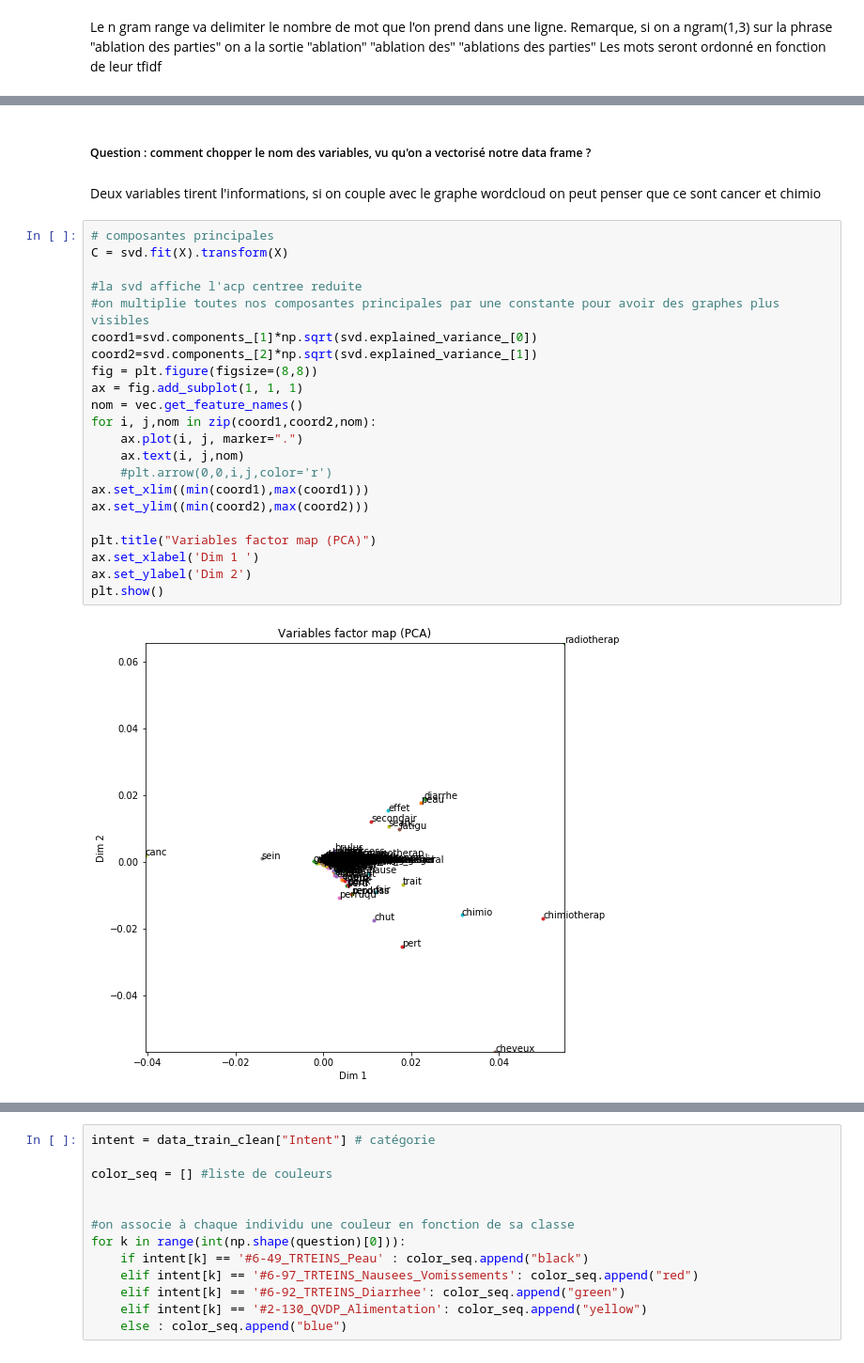
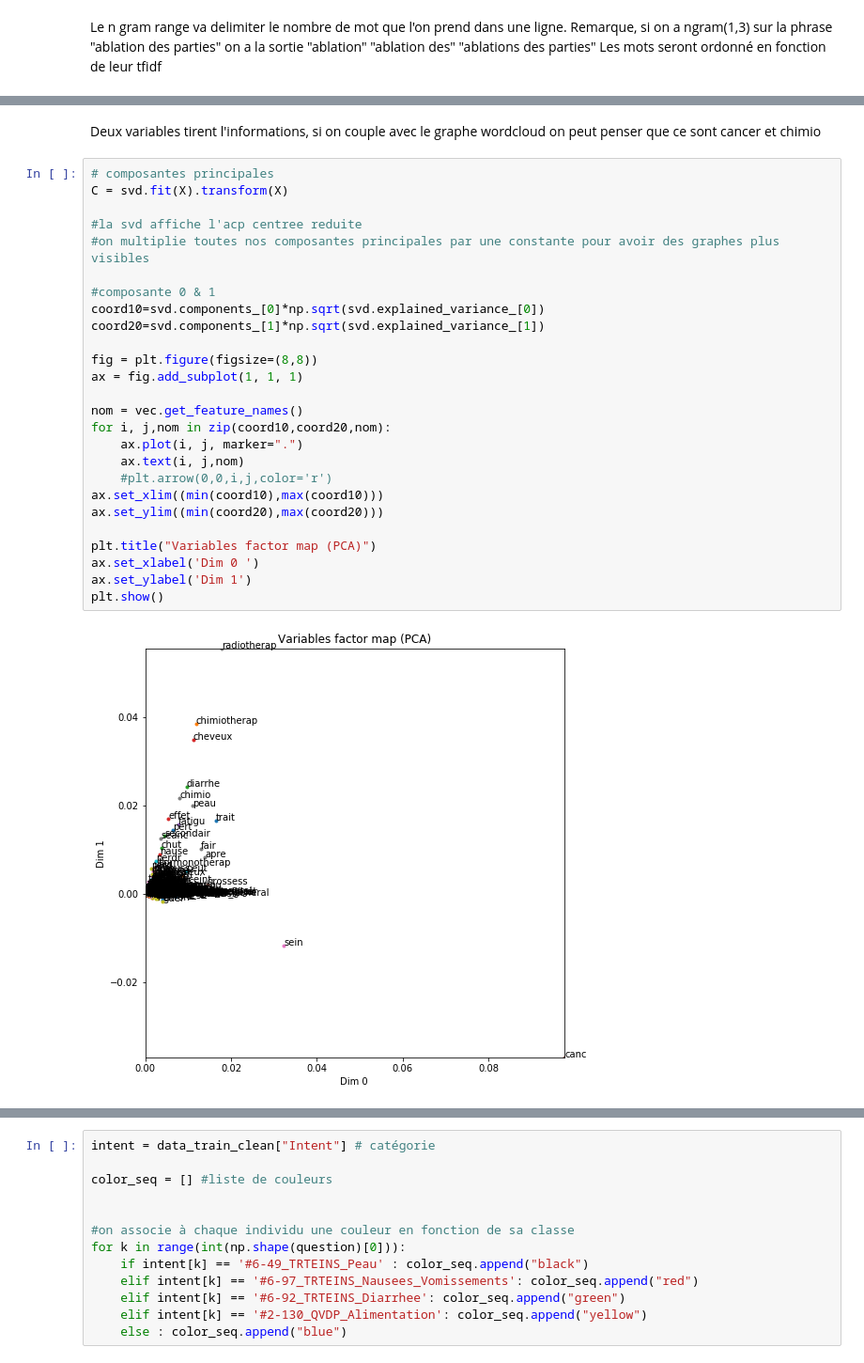
Before and after one commit to emmaboucheron/chatbot, a Jupyter notebook: exploACP_projet.ipynb, the cells around one changed output, grey strips where cells are left out. Shown at 94% size. Saved outputs shown, nothing was run; the diff lists cells and outputs as text.

```diff
--- a/exploACP_projet.ipynb
+++ b/exploACP_projet.ipynb
@@ -434,28 +432,30 @@ plt.show()
-# %% [markdown]
-##### Question : comment chopper le nom des variables, vu qu'on a vectorisé notre data frame ?
 # %% [markdown]
 Deux variables tirent l'informations, si on couple avec le graphe wordcloud on peut penser que ce sont cancer et chimio
 # %%
 # composantes principales
 C = svd.fit(X).transform(X)
 
 #la svd affiche l'acp centree reduite
 #on multiplie toutes nos composantes principales par une constante pour avoir des graphes plus visibles
-coord1=svd.components_[1]*np.sqrt(svd.explained_variance_[0])
-coord2=svd.components_[2]*np.sqrt(svd.explained_variance_[1])
+
+#composante 0 & 1
+coord10=svd.components_[0]*np.sqrt(svd.explained_variance_[0])
+coord20=svd.components_[1]*np.sqrt(svd.explained_variance_[1])
+
 fig = plt.figure(figsize=(8,8))
 ax = fig.add_subplot(1, 1, 1)
+
 nom = vec.get_feature_names()
-for i, j,nom in zip(coord1,coord2,nom):
+for i, j,nom in zip(coord10,coord20,nom):
     ax.plot(i, j, marker=".")
     ax.text(i, j,nom)
     #plt.arrow(0,0,i,j,color='r')
-ax.set_xlim((min(coord1),max(coord1)))
-ax.set_ylim((min(coord2),max(coord2)))
+ax.set_xlim((min(coord10),max(coord10)))
+ax.set_ylim((min(coord20),max(coord20)))
 
 plt.title("Variables factor map (PCA)")
-ax.set_xlabel('Dim 1 ')
-ax.set_ylabel('Dim 2')
+ax.set_xlabel('Dim 0 ')
+ax.set_ylabel('Dim 1')
 plt.show()
 # %% [output]
-[figure, old version]
+[figure, new version]
```
Also changed, not shown: parts of 23 cells of this notebook.
